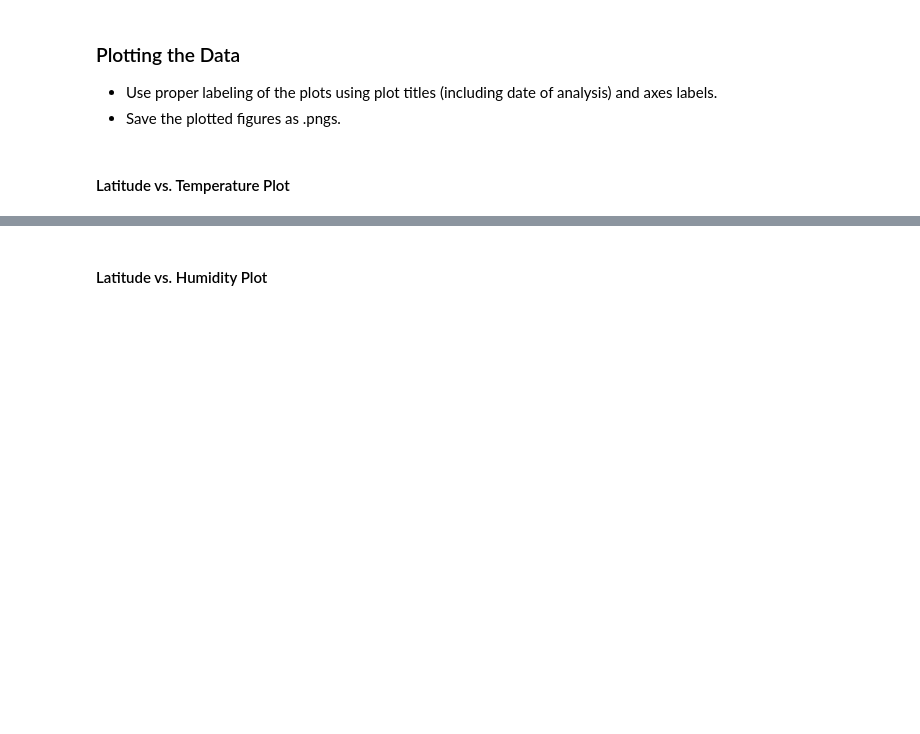
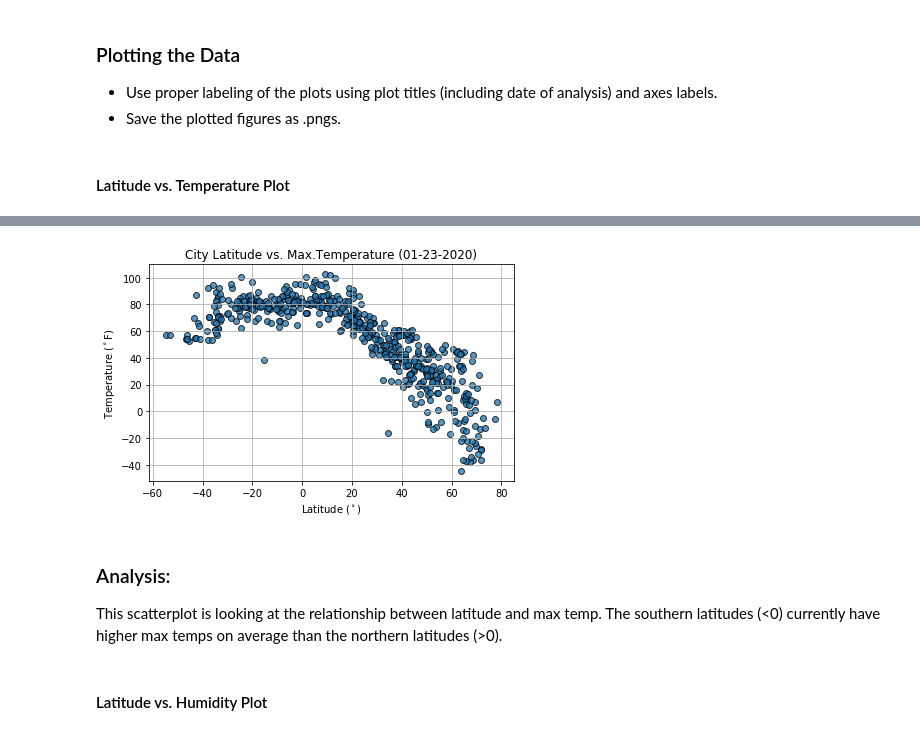
Before and after one commit to 4Reference/Python-API-challenge, a Jupyter notebook: WeatherPy/WeatherPy.ipynb, the cells around one changed output, grey strips where cells are left out. Cells and saved outputs as stored; diff of their text form; code cells hidden in the pictures; blank space fills up the shorter version.

```diff
--- a/WeatherPy/WeatherPy.ipynb
+++ b/WeatherPy/WeatherPy.ipynb
@@ -156,2 +236,19 @@ dtype: int64
+# %%
+date = datetime.now()
+date = date.strftime("%m-%d-%Y")
+
+plt.scatter(weather_df['Lat'], weather_df['Max Temp'], alpha=.75, edgecolors="k")
+plt.title(f"City Latitude vs. Max.Temperature ({date})")
+plt.xlabel("Latitude ($^\circ$)")
+plt.ylabel("Temperature ($^\circ$F)")
+plt.grid(True)
+plt.tight_layout()
+plt.savefig("Fig1.png")
+plt.show()
+# %% [output]
+[figure, added]
+# %% [markdown]
+### Analysis:
+This scatterplot is looking at the relationship between latitude and max temp. The southern latitudes (<0) currently have higher  max temps on average than the northern latitudes (>0).
 # %% [markdown]
 #### Latitude vs. Humidity Plot
```
Also changed, not shown: parts of 45 cells of this notebook, 5 other files.
